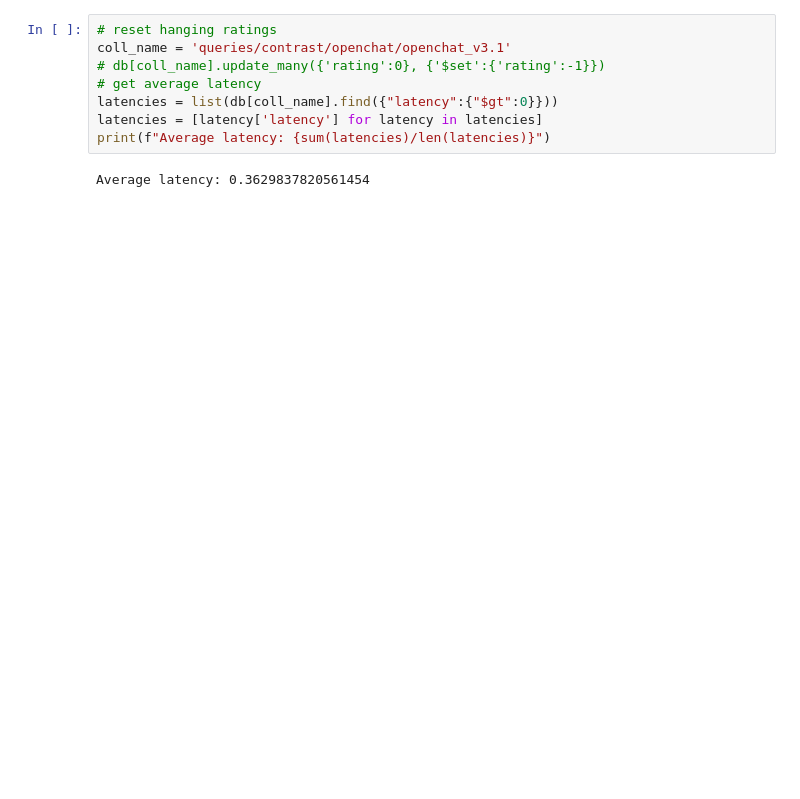
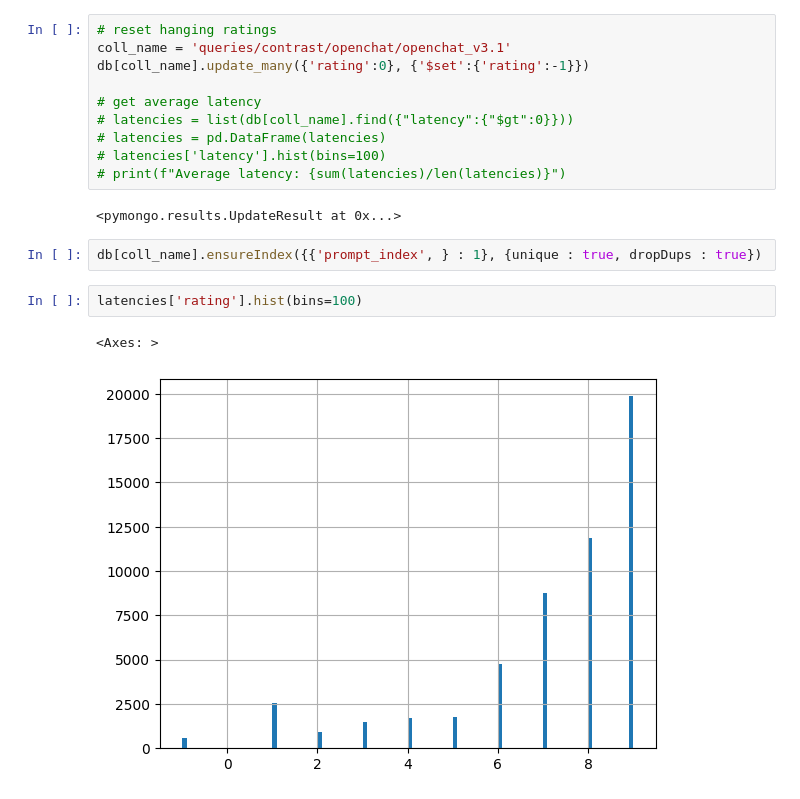
Before and after one commit to TruMind-ai/calibration-scripts, a Jupyter notebook: mongo_fixer.ipynb, the cells around one changed output. Drawn from its saved outputs; the diff is of its cells as text; blank space fills up the shorter version.

```diff
--- a/mongo_fixer.ipynb
+++ b/mongo_fixer.ipynb
@@ -11,10 +26,19 @@ db = get_database()
 # %%
 # reset hanging ratings
 coll_name = 'queries/contrast/openchat/openchat_v3.1'
-# db[coll_name].update_many({'rating':0}, {'$set':{'rating':-1}})
+db[coll_name].update_many({'rating':0}, {'$set':{'rating':-1}})
+
 # get average latency
-latencies = list(db[coll_name].find({"latency":{"$gt":0}}))
-latencies = [latency['latency'] for latency in latencies]
-print(f"Average latency: {sum(latencies)/len(latencies)}")
+# latencies = list(db[coll_name].find({"latency":{"$gt":0}}))
+# latencies = pd.DataFrame(latencies)
+# latencies['latency'].hist(bins=100)
+# print(f"Average latency: {sum(latencies)/len(latencies)}")
 # %% [output]
-Average latency: 0.3629837820561454
+<pymongo.results.UpdateResult at 0x...>
+# %%
+db[coll_name].ensureIndex({{'prompt_index', } : 1}, {unique : true, dropDups : true})
+# %%
+latencies['rating'].hist(bins=100)
+# %% [output]
+<Axes: >
+[figure, added]
```
Also changed, not shown: parts of 13 cells of this notebook, 7 other files.
